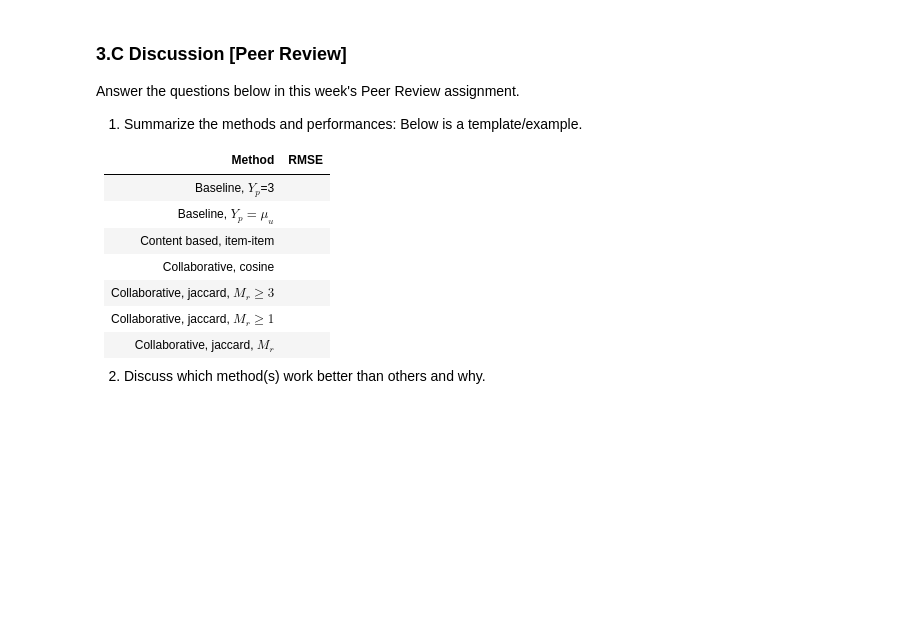
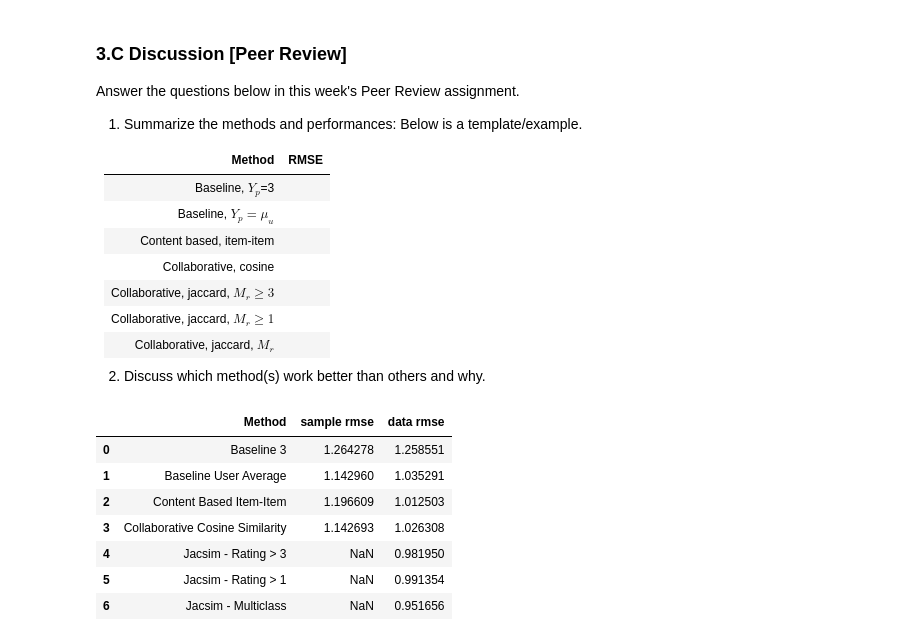
Before and after one commit to sean-coffey/ml-course-work, a Jupyter notebook: 5510_module3.ipynb, the cells around one changed output. Saved outputs shown, nothing was run; the diff lists cells and outputs as text; code cells hidden in the pictures; blank space fills up the shorter version.

```diff
--- a/5510_module3.ipynb
+++ b/5510_module3.ipynb
@@ -369,3 +478,7 @@ print(rmse)
+# %%
+rmse_val_sample = sample_rs.rmse(sample_yp)
+rmse_val_data = rs.rmse(yp)
+dict_compare['Collaborative Cosine Similarity'] = {'sample rmse':rmse_val_sample, 'data rmse':rmse_val_data}
 # %%
 # tests cossim method in the Collaborative class
 # %%
@@ -412,3 +528,7 @@ assert(rmse<0.99)
+# %%
+rmse_val_sample = None
+rmse_val_data = rs.rmse(yp)
+dict_compare['Jacsim - Rating > 3'] = {'sample rmse':rmse_val_sample, 'data rmse':rmse_val_data}
 # %%
 # tests RMSE for jacsim implementation
 # %%
@@ -435,3 +558,7 @@ assert(rmse<1.0)
+# %%
+rmse_val_sample = None
+rmse_val_data = rs.rmse(yp)
+dict_compare['Jacsim - Rating > 1'] = {'sample rmse':rmse_val_sample, 'data rmse':rmse_val_data}
 # %%
 # tests RMSE for jacsim implementation
 # %%
@@ -458,3 +588,7 @@ assert(rmse<0.96)
+# %%
+rmse_val_sample = None
+rmse_val_data = rs.rmse(yp)
+dict_compare['Jacsim - Multiclass'] = {'sample rmse':rmse_val_sample, 'data rmse':rmse_val_data}
 # %%
 # tests jacsim implementation RMSE
 # %%
@@ -479,3 +613,17 @@ Answer the questions below in this week's Peer Review assignment. <br>
 |Collaborative, jaccard, $M_r$|  |
 
 2. Discuss which method(s) work better than others and why.
+# %%
+df_compare = pd.DataFrame(dict_compare).T.reset_index()
+df_compare.columns.name = None  # Remove the column name 'index'
+df_compare = df_compare.rename(columns={'index': 'Method'})
+display(df_compare)
+# %% [output]
+|  | Method | sample rmse | data rmse |
+| 0 | Baseline 3 | 1.264278 | 1.258551 |
+| 1 | Baseline User Average | 1.142960 | 1.035291 |
+| 2 | Content Based Item-Item | 1.196609 | 1.012503 |
+| 3 | Collaborative Cosine Similarity | 1.142693 | 1.026308 |
+| 4 | Jacsim - Rating > 3 | NaN | 0.981950 |
+| 5 | Jacsim - Rating > 1 | NaN | 0.991354 |
+| 6 | Jacsim - Multiclass | NaN | 0.951656 |
```
Also changed, not shown: parts of 21 cells of this notebook, 1 other file.
